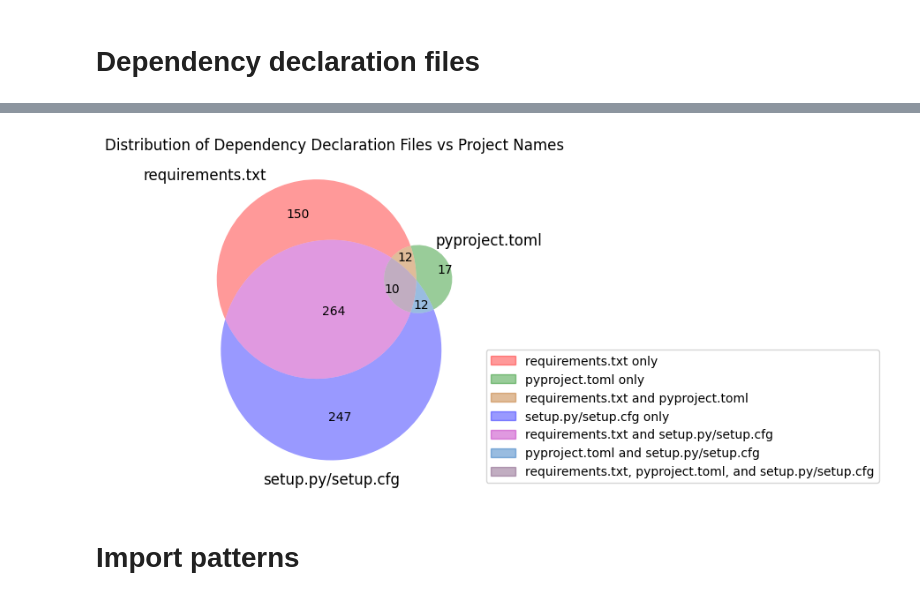
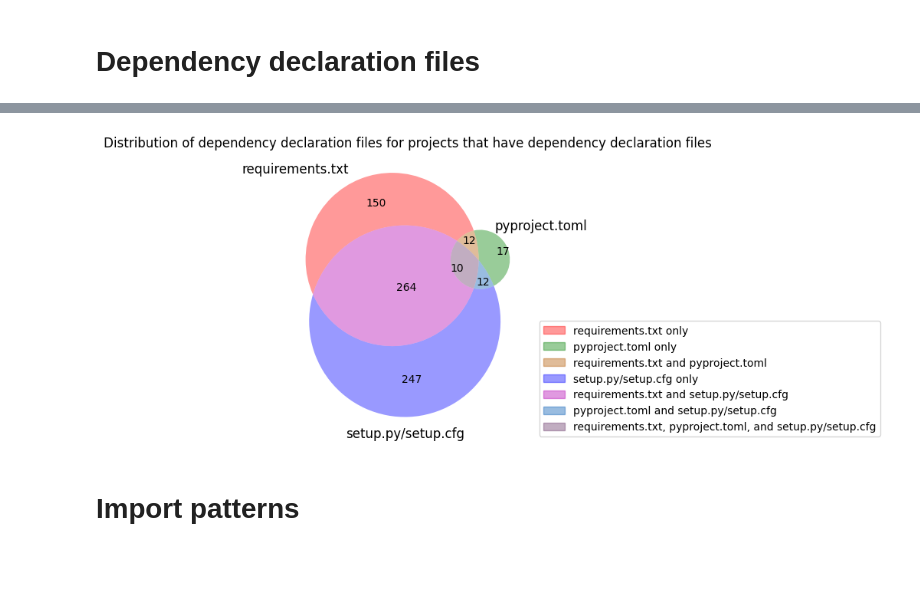
Before and after one commit to tweag/FawltyDeps, a Jupyter notebook: PyPI_analysis/notebooks/results-biomedical.ipynb, the cells around one changed output, grey strips where cells are left out. Saved outputs shown, nothing was run; the diff lists cells and outputs as text; code cells hidden in the pictures; blank space fills up the shorter version.

```diff
--- a/PyPI_analysis/notebooks/results-biomedical.ipynb
+++ b/PyPI_analysis/notebooks/results-biomedical.ipynb
@@ -64,7 +66,18 @@ for filename in os.listdir(projects_directory):
             "warnings": dep_data["warnings"],
         }
         for dep_data in deps_list
+        if deps_list
     ]
+
+    if not deps_list:
+        deps_dicts = [
+            {
+                "parser_choice": None,
+                "path": None,
+                "deps_count": None,
+                "warnings": None,
+            }
+        ]
 
     # Create a DataFrame from the list of dictionaries
     deps_data = pd.DataFrame(deps_dicts)
@@ -195,5 +222,8 @@ project_pyproject_toml = set(
     ]["project_name"]
 )
 project_setup = set(
-    df_deps[df_deps["parser_choice"].str.startswith("setup")]["project_name"]
+    df_deps.dropna()[df_deps.dropna()["parser_choice"].str.startswith("setup")][
+        "project_name"
+    ]
 )
+project_no_deps = set(df_deps[df_deps["parser_choice"].isnull()]["project_name"])
@@ -209,35 +292,37 @@ set_3_name = "setup.py/setup.cfg"
 venn_parsers = venn3(
     [project_req_txt, project_pyproject_toml, project_setup],
     set_labels=(set_1_name, set_2_name, set_3_name),
     ax=ax,
 )
 
 # Define labels for all sets and intersections
 # for a 3-circle diagram, the sequence is 100, 010, 110, 001, 101, 011, 111
 legend_labels = [
     f"{set_1_name} only",
     f"{set_2_name} only",
     f"{set_1_name} and {set_2_name}",
     f"{set_3_name} only",
     f"{set_1_name} and {set_3_name}",
     f"{set_2_name} and {set_3_name}",
     f"{set_1_name}, {set_2_name}, and {set_3_name}",
 ]
 
 legend_handles = [
     Patch(
         color=patch.get_facecolor(),
         label=legend_labels[venn_parsers.patches.index(patch)],
     )
     for patch in venn_parsers.patches
     if patch
 ]
 
 plt.legend(handles=legend_handles, loc=(1.04, 0))
-plt.title("Distribution of Dependency Declaration Files vs Project Names")
+plt.title(
+    "Distribution of dependency declaration files for projects that have dependency declaration files"
+)
 plt.show()
 # %% [output]
-[figure, old version]
+[figure, new version]
 # %% [markdown]
 # Import patterns
 # %%
```
Also changed, not shown: parts of 18 cells of this notebook.
